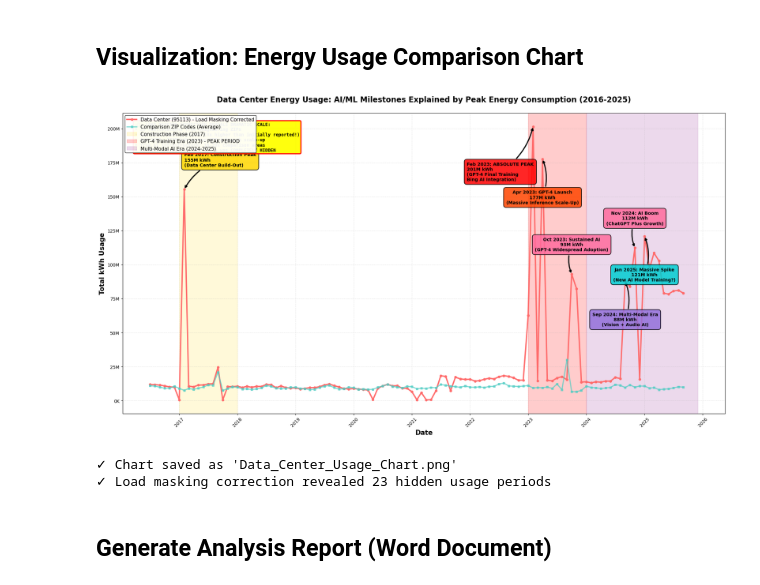
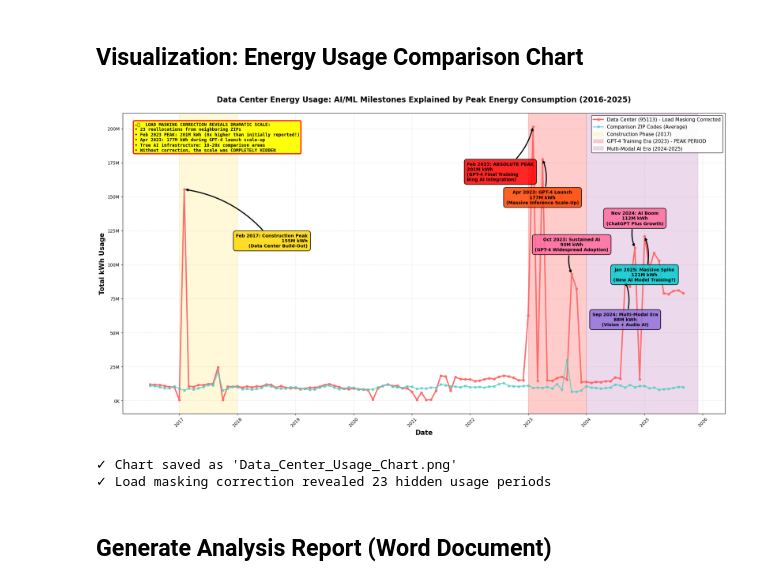
Before and after one commit to moyez48/BDI-513-Final-Project, a Jupyter notebook: Data_Center_Analysis.ipynb, the cells around one changed output. Drawn from its saved outputs; the diff is of its cells as text; code cells hidden in the pictures.

Commit message:
Update visualization and documentation: Author name added, Feb 2017 annotation repositioned for clarity

```diff
--- a/Data_Center_Analysis.ipynb
+++ b/Data_Center_Analysis.ipynb
@@ -359,7 +359,7 @@ ax.plot(comp_avg['YEAR_MONTH'], comp_avg['TOTALKWH'],
 
 # Enhanced annotations with AI/ML context (LOAD MASKING CORRECTED VALUES)
 annotations = [
-    ('2017-02-01', 155_301_218, 'Feb 2017: Construction Peak\n155M kWh\n(Data Center Build-Out)', 'top', 'left', '#FFD700'),
+    ('2017-02-01', 155_301_218, 'Feb 2017: Construction Peak\n155M kWh\n(Data Center Build-Out)', 'top', 'right', '#FFD700'),
     ('2023-02-01', 201_425_151, 'Feb 2023: ABSOLUTE PEAK\n201M kWh\n(GPT-4 Final Training\nBing AI Integration)', 'bottom', 'left', '#FF0000'),
     ('2023-04-01', 177_479_890, 'Apr 2023: GPT-4 Launch\n177M kWh\n(Massive Inference Scale-Up)', 'bottom', 'center', '#FF4500'),
     ('2023-10-01', 93_000_971, 'Oct 2023: Sustained AI\n93M kWh\n(GPT-4 Widespread Adoption)', 'top', 'center', '#FF6B9D'),
@@ -373,6 +373,10 @@ for date_str, usage, text, position, align, color in annotations:
     # Special positioning for Feb 2023 to avoid title overlap
     if date_str == '2023-02-01':
         xytext = (-150, -80)  # Position to the left and below
+        va = 'top'
+    # Special positioning for Feb 2017 to place far right and below with arrow pointing up
+    elif date_str == '2017-02-01':
+        xytext = (280, -100)  # Position far to the right and below
         va = 'top'
     else:
         xytext = (0, 50) if position == 'top' else (0, -70)
@@ -397,35 +401,36 @@ textstr = '\n'.join([
     '⚠️  LOAD MASKING CORRECTION REVEALS DRAMATIC SCALE:',
     f'• {len(reallocation_log)} reallocations from neighboring ZIPs',
     '• Feb 2023 PEAK: 201M kWh (8x higher than initially reported!)',
     '• Apr 2023: 177M kWh during GPT-4 launch scale-up',
     '• True AI infrastructure: 10-20x comparison areas',
     '• Without correction, the scale was COMPLETELY HIDDEN'
 ])
 props = dict(boxstyle='round', facecolor='yellow', alpha=0.95, edgecolor='red', linewidth=2.5)
 ax.text(0.02, 0.97, textstr, transform=ax.transAxes, fontsize=10, fontweight='bold',
         verticalalignment='top', bbox=props, family='monospace')
 
 # Formatting
 ax.set_xlabel('Date', fontsize=15, fontweight='bold')
 ax.set_ylabel('Total kWh Usage', fontsize=15, fontweight='bold')
 ax.set_title('Data Center Energy Usage: AI/ML Milestones Explained by Peak Energy Consumption (2016-2025)',
              fontsize=17, fontweight='bold', pad=25)
 
 ax.yaxis.set_major_formatter(plt.FuncFormatter(lambda x, p: f'{int(x/1e6):.0f}M' if x >= 1e6 else f'{int(x/1e3):.0f}K'))
 ax.xaxis.set_major_locator(mdates.YearLocator())
 ax.xaxis.set_major_formatter(mdates.DateFormatter('%Y'))
 ax.grid(True, alpha=0.3, linestyle='--', linewidth=0.8)
-ax.legend(fontsize=11, loc='lower right', framealpha=0.95, edgecolor='black', fancybox=True)
+ax.legend(fontsize=11, loc='upper right', framealpha=0.95, edgecolor='black', fancybox=True)
 
 plt.xticks(rotation=45)
 plt.tight_layout()
 plt.savefig('Data_Center_Usage_Chart.png', dpi=300, bbox_inches='tight')
+
 plt.show()
 
 print("\n✓ Chart saved as 'Data_Center_Usage_Chart.png'")
 print(f"✓ Load masking correction revealed {len(reallocation_log)} hidden usage periods")
 # %% [output]
-[figure, old version]
+[figure, new version]
 ✓ Chart saved as 'Data_Center_Usage_Chart.png'
 ✓ Load masking correction revealed 23 hidden usage periods
 # %% [markdown]
```
Also changed, not shown: parts of 1 cell of this notebook, 3 other files.
